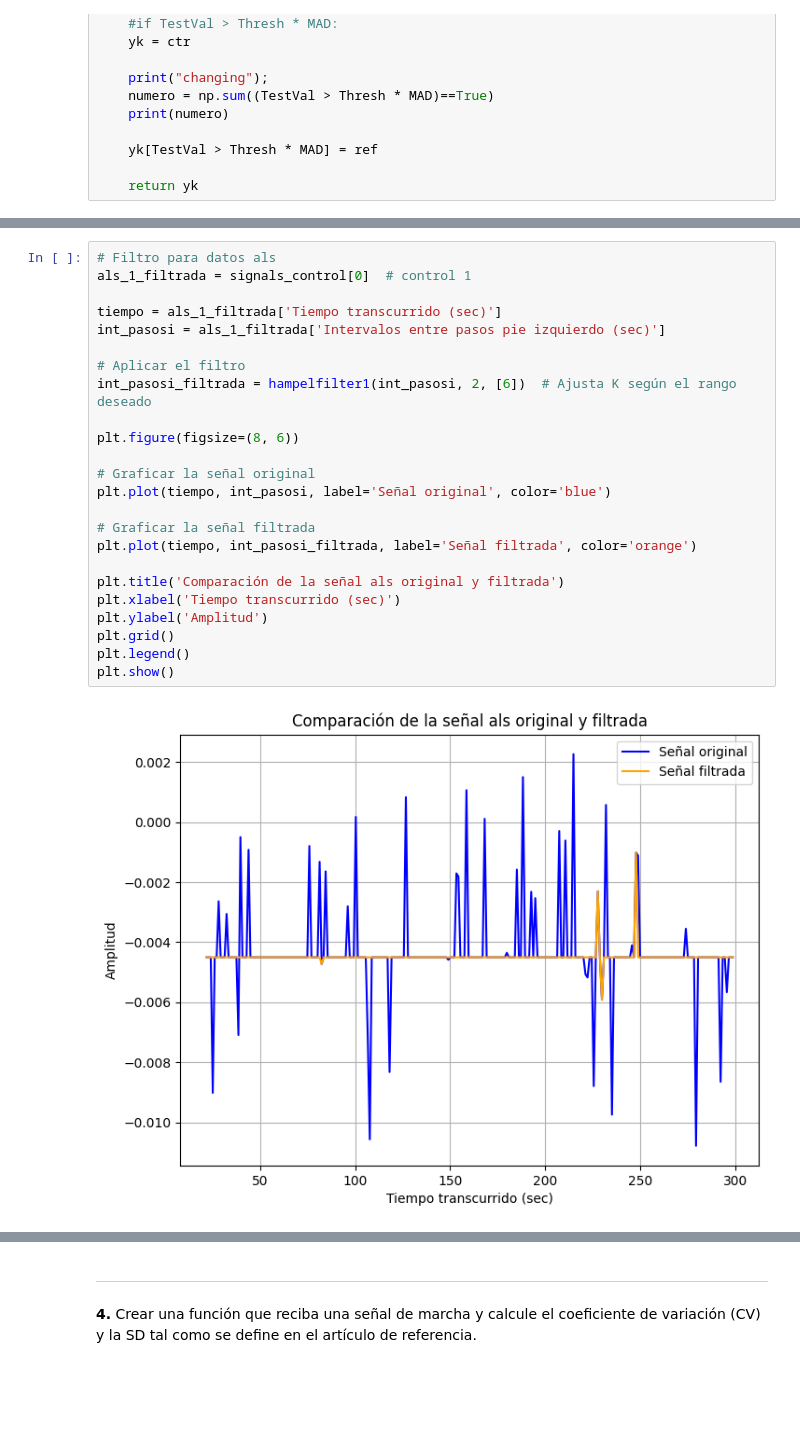
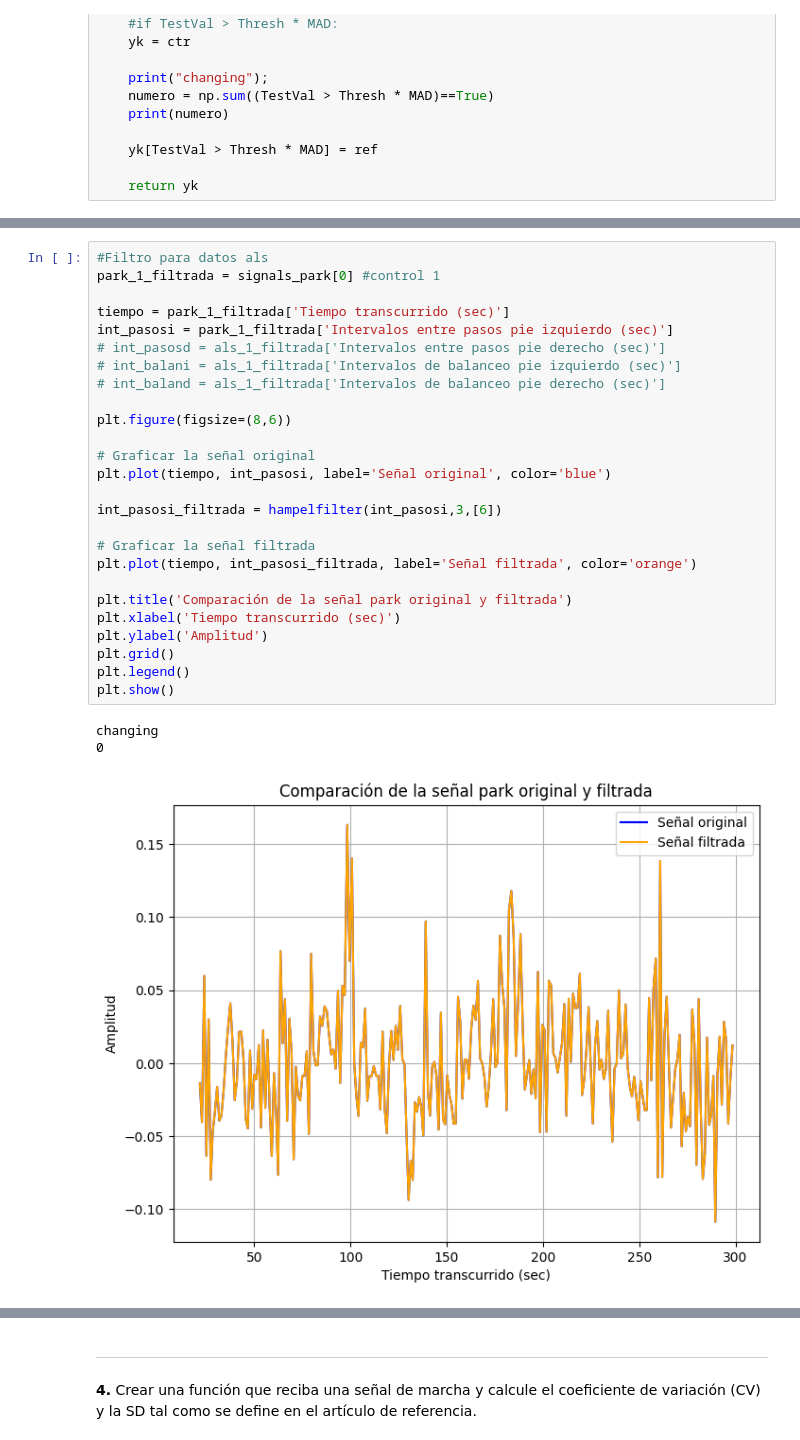
Before and after one commit to NataliaArenasP20/LaboratorioBiosenales, a Jupyter notebook: Proyecto_1/Proyecto1_NataliaArenas_DanielTamayo.ipynb, the cells around one changed output, grey strips where cells are left out. Cells and saved outputs as stored; diff of their text form; blank space fills up the shorter version.

```diff
--- a/Proyecto_1/Proyecto1_NataliaArenas_DanielTamayo.ipynb
+++ b/Proyecto_1/Proyecto1_NataliaArenas_DanielTamayo.ipynb
@@ -370,26 +380,30 @@ def hampelfilter1(wk, K, FilterParms):
 # %%
-# Filtro para datos als
-als_1_filtrada = signals_control[0]  # control 1
+#Filtro para datos als
+park_1_filtrada = signals_park[0] #control 1
 
-tiempo = als_1_filtrada['Tiempo transcurrido (sec)']
-int_pasosi = als_1_filtrada['Intervalos entre pasos pie izquierdo (sec)']
+tiempo = park_1_filtrada['Tiempo transcurrido (sec)']
+int_pasosi = park_1_filtrada['Intervalos entre pasos pie izquierdo (sec)']
+# int_pasosd = als_1_filtrada['Intervalos entre pasos pie derecho (sec)']
+# int_balani = als_1_filtrada['Intervalos de balanceo pie izquierdo (sec)']
+# int_baland = als_1_filtrada['Intervalos de balanceo pie derecho (sec)']
 
-# Aplicar el filtro
-int_pasosi_filtrada = hampelfilter1(int_pasosi, 2, [6])  # Ajusta K según el rango deseado
-
-plt.figure(figsize=(8, 6))
+plt.figure(figsize=(8,6))
 
 # Graficar la señal original
 plt.plot(tiempo, int_pasosi, label='Señal original', color='blue')
 
+int_pasosi_filtrada = hampelfilter(int_pasosi,3,[6])
+
 # Graficar la señal filtrada
 plt.plot(tiempo, int_pasosi_filtrada, label='Señal filtrada', color='orange')
 
-plt.title('Comparación de la señal als original y filtrada')
+plt.title('Comparación de la señal park original y filtrada')
 plt.xlabel('Tiempo transcurrido (sec)')
 plt.ylabel('Amplitud')
 plt.grid()
 plt.legend()
 plt.show()
 # %% [output]
+changing
+0
-[figure, old version]
+[figure, new version]
```
Also changed, not shown: parts of 5 cells of this notebook.
